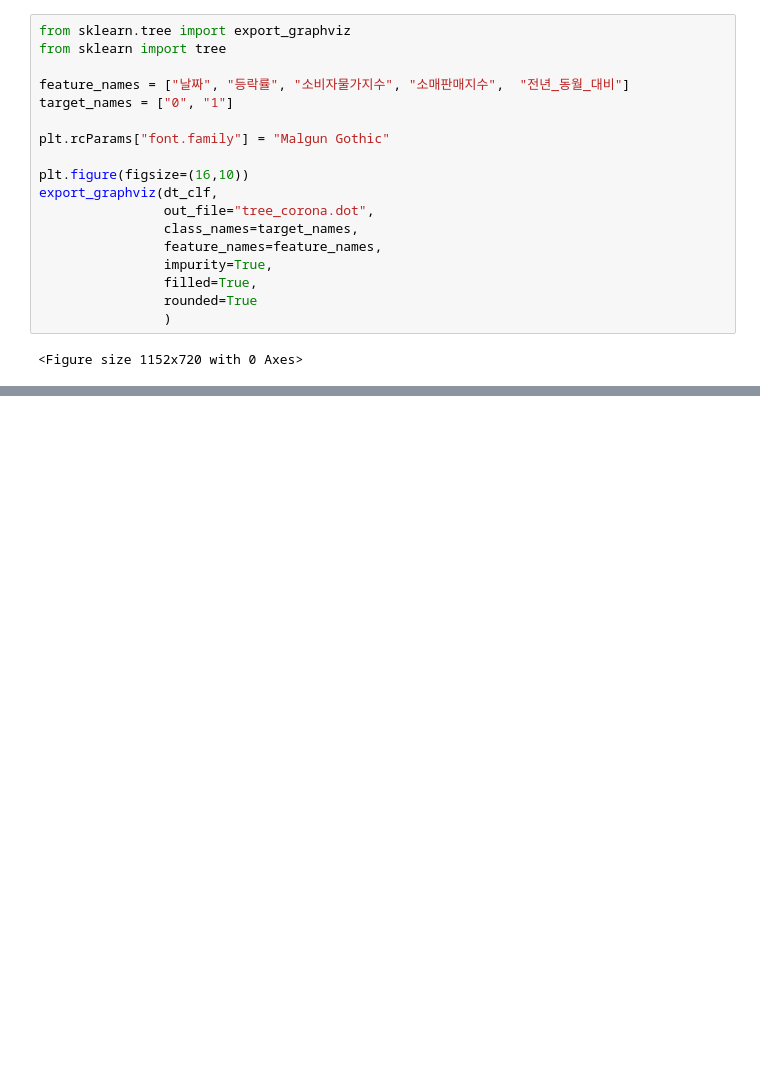
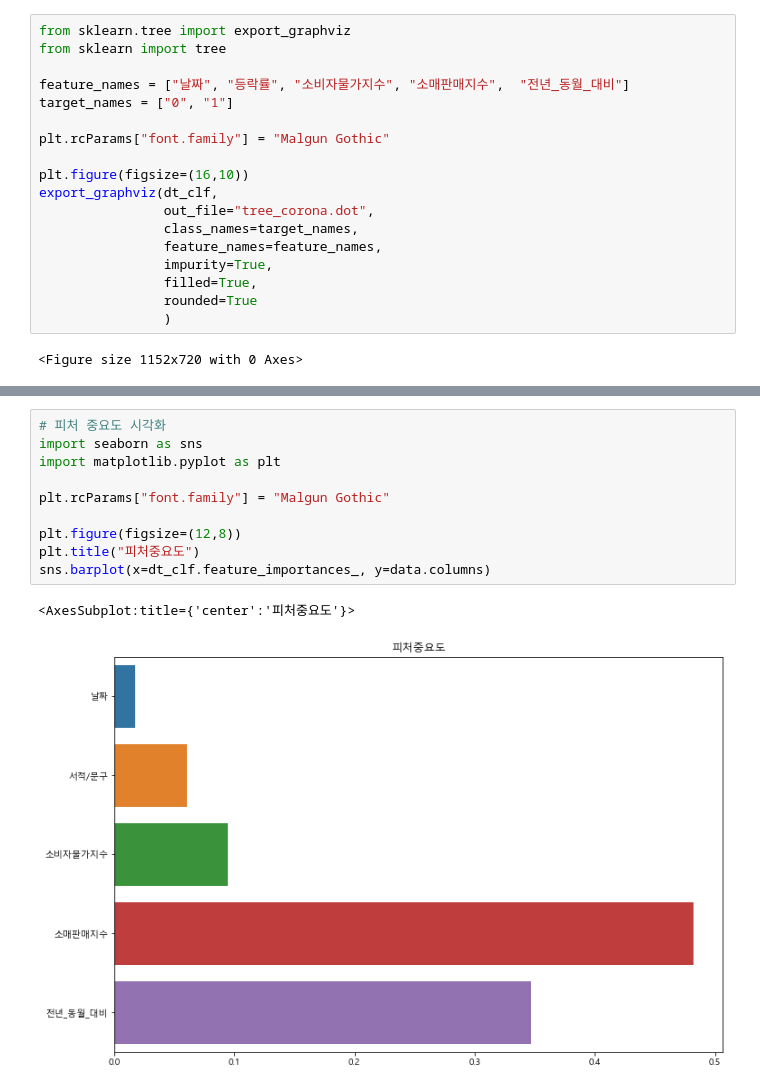
Before and after one commit to jkim0313/project1_dajopay, a Jupyter notebook: decisiontree.ipynb, the cells around one changed output, grey strips where cells are left out. Saved outputs shown, nothing was run; the diff lists cells and outputs as text; blank space fills up the shorter version.

```diff
--- a/decisiontree.ipynb
+++ b/decisiontree.ipynb
@@ -615,3 +1016,16 @@ with open('./data/tree_corona.dot', encoding='UTF-8') as f:
 graphviz.Source(dot_graph)
 # %% [output]
 [drawing not drawn]
+# %%
+# 피처 중요도 시각화
+import seaborn as sns
+import matplotlib.pyplot as plt
+
+plt.rcParams["font.family"] = "Malgun Gothic"
+
+plt.figure(figsize=(12,8))
+plt.title("피처중요도")
+sns.barplot(x=dt_clf.feature_importances_, y=data.columns)
+# %% [output]
+<AxesSubplot:title={'center':'피처중요도'}>
+[figure, added]
```
Also changed, not shown: parts of 46 cells of this notebook, 2 other files.
